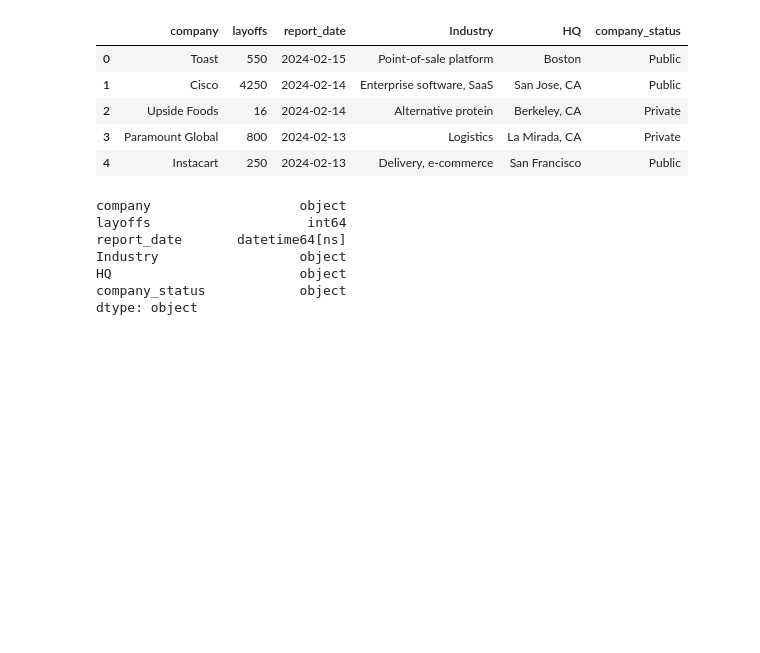
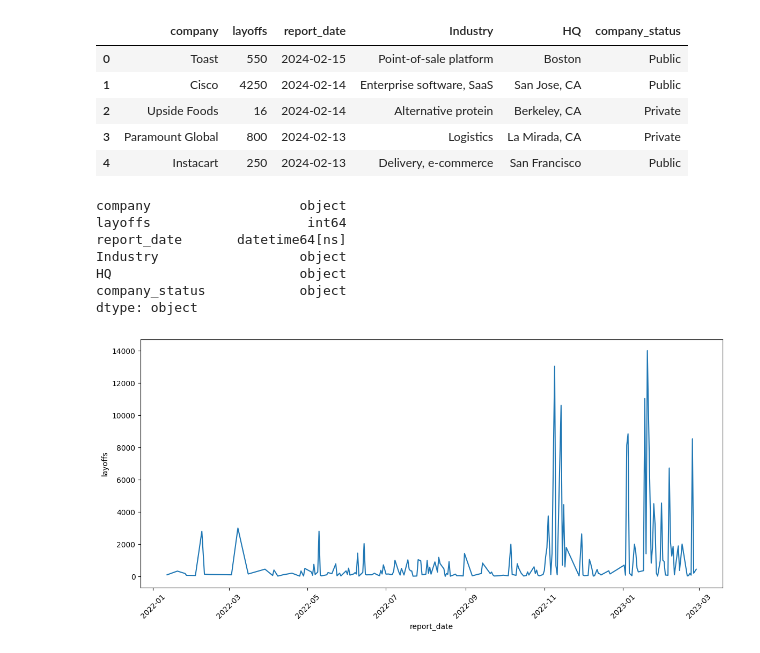
Before and after one commit to DaliDalmas/tech-layoff, a Jupyter notebook: lab/analysis.ipynb, the cells around one changed output. Drawn from its saved outputs; the diff is of its cells as text; code cells hidden in the pictures; blank space fills up the shorter version.

```diff
--- a/lab/analysis.ipynb
+++ b/lab/analysis.ipynb
@@ -14,6 +15,7 @@ data.head()
 | 4 | Instacart | 250 | 2024-02-13 | Delivery, e-commerce | San Francisco | Public |
 # %%
 data['report_date'] =  pd.to_datetime(data['report_date'], format='%Y-%m-%d')
+data = data[data['report_date']<'2023-02-28']
 # %%
 data.dtypes
 # %% [output]
@@ -24,3 +26,14 @@ Industry                  object
 HQ                        object
 company_status            object
 dtype: object
+# %%
+df = data[['report_date', 'layoffs']].groupby('report_date').sum()
+df['cummulative_layoffs'] = df['layoffs'].cumsum()
+# %%
+# number of people laid off by day
+plt.figure(figsize=(14, 6))
+sns.lineplot(x='report_date', y='layoffs', data=df)
+plt.xticks(rotation=45)
+plt.show()
+# %% [output]
+[figure, added]
```
Also changed, not shown: parts of 8 cells of this notebook.
